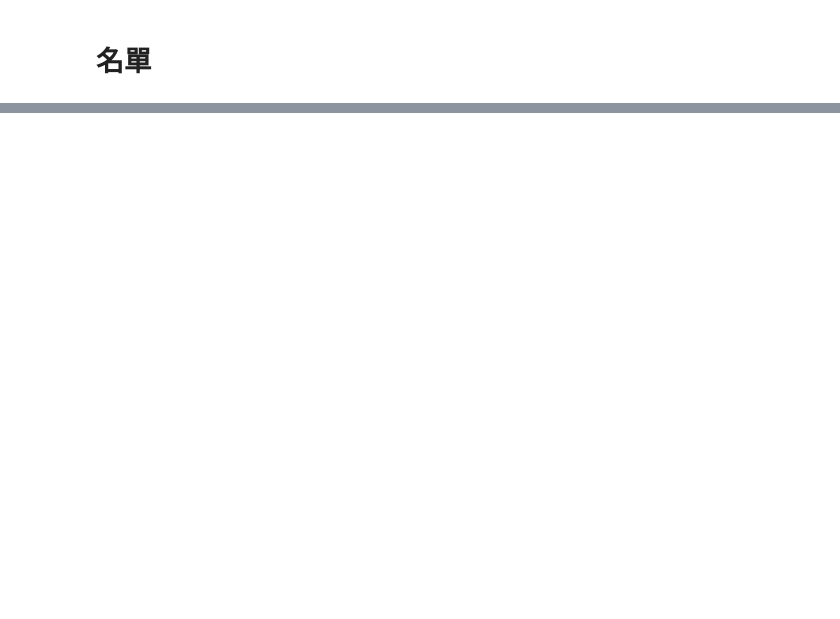
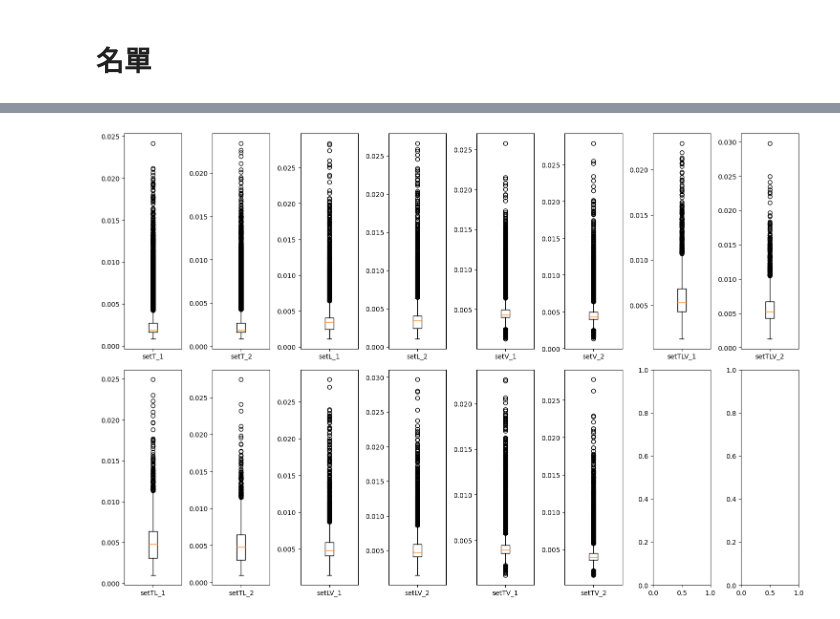
Before and after one commit to sssylvia0/Uplift_Model, a Jupyter notebook: Model_Nov.ipynb, the cells around one changed output, grey strips where cells are left out. Saved outputs shown, nothing was run; the diff lists cells and outputs as text; code cells hidden in the pictures; blank space fills up the shorter version.

```diff
--- a/Model_Nov.ipynb
+++ b/Model_Nov.ipynb
@@ -256,0 +408,9 @@ plt.show()
+# %%
+%%time
+result_dict = {}  # 创建一个字典来存储结果
+
+for key in sets.keys():
+  result_dict[f'{str(key)}_1'], result_dict[f'{str(key)}_2'] = Split_equally(sets[key])
+  print(str(key), ': ')
+  print(f'{str(key)}第一個子集長度：', len(result_dict[f'{str(key)}_1']), ', BASE平均：', round(result_dict[f'{str(key)}_1']['Uplift_mean|T=0'].mean(), 6),', 金額平均：', round(result_dict[f'{str(key)}_1']['E(V)|X,T = 0'].mean(), 6))
+  print(f'{str(key)}第二個子集長度：', len(result_dict[f'{str(key)}_2']), ', BASE平均：', round(result_dict[f'{str(key)}_2']['Uplift_mean|T=0'].mean(), 6),', 金額平均：', round(result_dict[f'{str(key)}_2']['E(V)|X,T = 0'].mean(), 6))
@@ -256,0 +435,31 @@ plt.show()
+# %%
+import matplotlib.pyplot as plt
+
+fig, ax = plt.subplots(2,8,figsize = (15, 10))
+#S
+ax[0,0].boxplot(result_dict['setS_1']['Uplift_mean|T=0'], labels=['setT_1'])
+ax[0,1].boxplot(result_dict['setS_2']['Uplift_mean|T=0'], labels=['setT_2'])
+#L
+ax[0,2].boxplot(result_dict['setL_1']['Uplift_mean|T=0'], labels=['setL_1'])
+ax[0,3].boxplot(result_dict['setL_2']['Uplift_mean|T=0'], labels=['setL_2'])
+#V
+ax[0,4].boxplot(result_dict['setV_1']['Uplift_mean|T=0'], labels=['setV_1'])
+ax[0,5].boxplot(result_dict['setV_2']['Uplift_mean|T=0'], labels=['setV_2'])
+
+#SL
+ax[1,0].boxplot(result_dict['setSL_1']['Uplift_mean|T=0'], labels=['setTL_1'])
+ax[1,1].boxplot(result_dict['setSL_2']['Uplift_mean|T=0'], labels=['setTL_2'])
+#LV
+ax[1,2].boxplot(result_dict['setLV_1']['Uplift_mean|T=0'], labels=['setLV_1'])
+ax[1,3].boxplot(result_dict['setLV_2']['Uplift_mean|T=0'], labels=['setLV_2'])
+#SV
+ax[1,4].boxplot(result_dict['setSV_1']['Uplift_mean|T=0'], labels=['setTV_1'])
+ax[1,5].boxplot(result_dict['setSV_2']['Uplift_mean|T=0'], labels=['setTV_2'])
+
+#SLV
+ax[0,6].boxplot(result_dict['setSLV_1']['Uplift_mean|T=0'], labels=['setTLV_1'])
+ax[0,7].boxplot(result_dict['setSLV_2']['Uplift_mean|T=0'], labels=['setTLV_2'])
+plt.tight_layout()
+plt.show()
+# %% [output]
+[figure, added]
```
Also changed, not shown: parts of 13 cells of this notebook.
